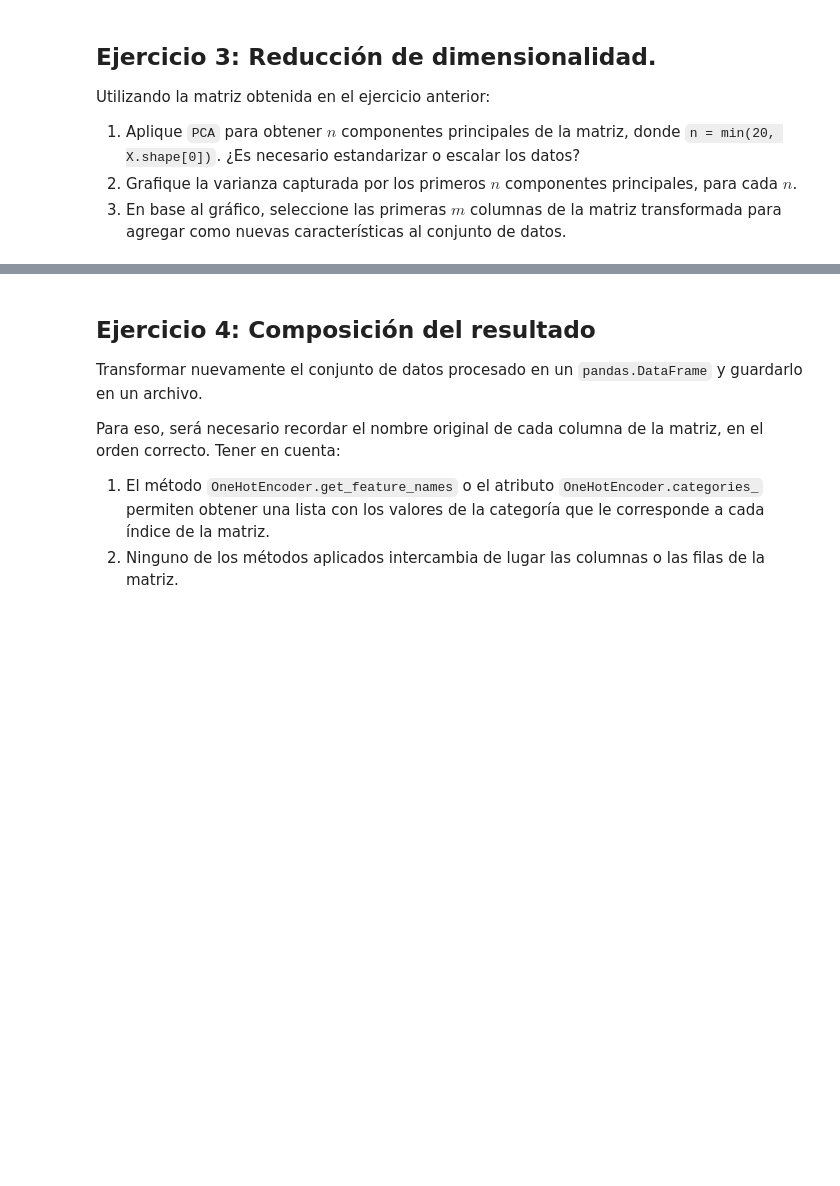
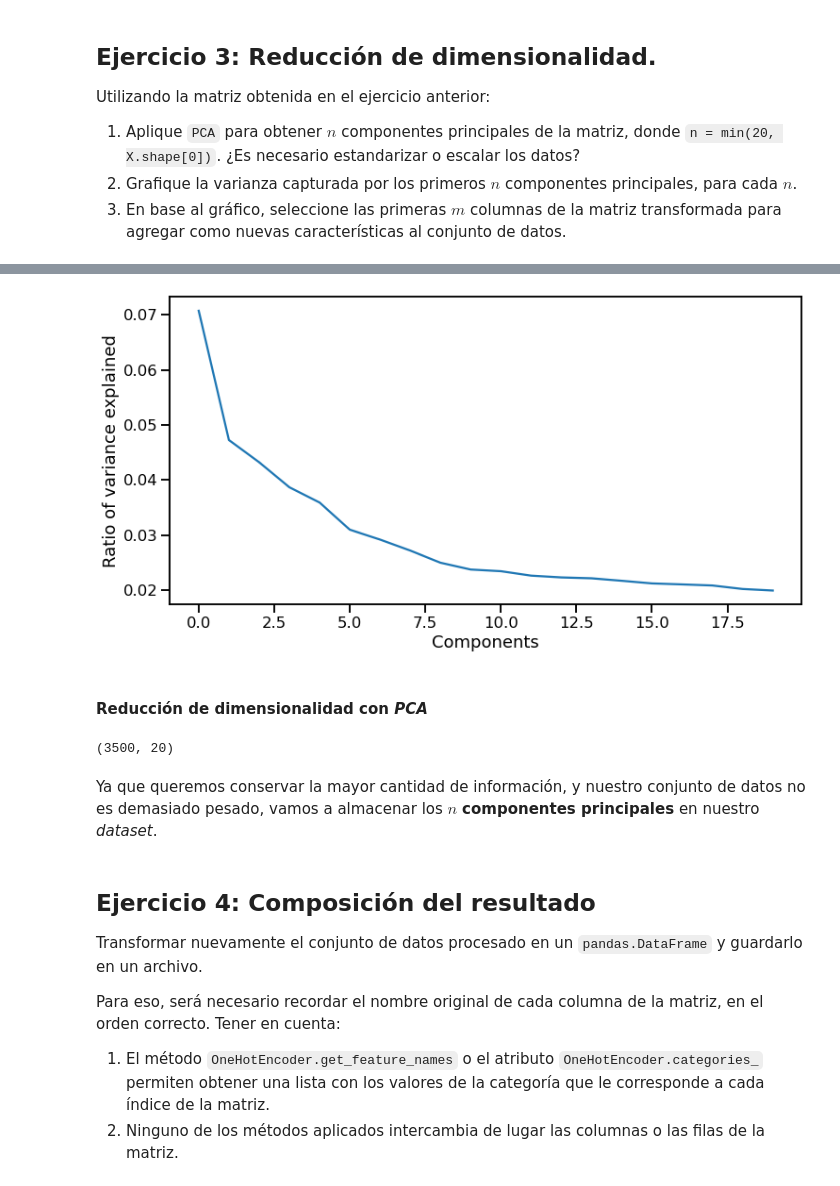
Before and after one commit to mgobbi289/DiploDatos, a Jupyter notebook: AnalisisyCuracion/Entregable_Parte_2.ipynb, the cells around one changed output, grey strips where cells are left out. Drawn from its saved outputs; the diff is of its cells as text; code cells hidden in the pictures; blank space fills up the shorter version.

```diff
--- a/AnalisisyCuracion/Entregable_Parte_2.ipynb
+++ b/AnalisisyCuracion/Entregable_Parte_2.ipynb
@@ -239,0 +273,10 @@ Utilizando la matriz obtenida en el ejercicio anterior:
+# %%
+from sklearn.decomposition import PCA
+
+n = 20
+
+pca = PCA(n_components=n)
+
+pca.fit(full_mice_df)
+
+pca.components_.shape
@@ -239,0 +310,19 @@ Utilizando la matriz obtenida en el ejercicio anterior:
+# %%
+fig = plt.figure(figsize=(12, 6))
+
+seaborn.lineplot(x=range(pca.n_components),
+                 y=pca.explained_variance_ratio_
+                )
+
+plt.xlabel('Components');
+plt.ylabel('Ratio of variance explained');
+# %% [output]
+[figure, added]
+# %% [markdown]
+#### Reducción de dimensionalidad con *PCA*
+# %%
+proyected_features = pca.transform(full_mice_df)
+
+proyected_features.shape
+# %% [output]
+(3500, 20)
@@ -239,0 +332,2 @@ Utilizando la matriz obtenida en el ejercicio anterior:
+# %% [markdown]
+Ya que queremos conservar la mayor cantidad de información, y nuestro conjunto de datos no es demasiado pesado, vamos a almacenar los $n$ **componentes principales** en nuestro *dataset*.
```
Also changed, not shown: parts of 28 cells of this notebook.
